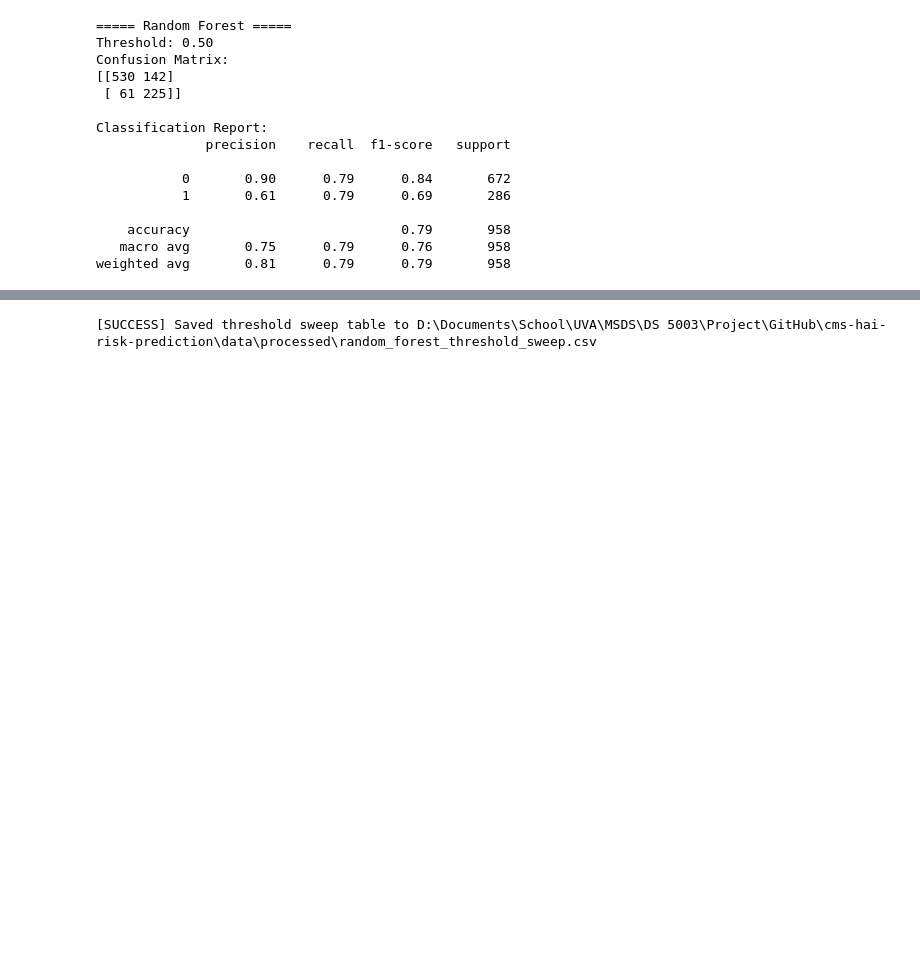
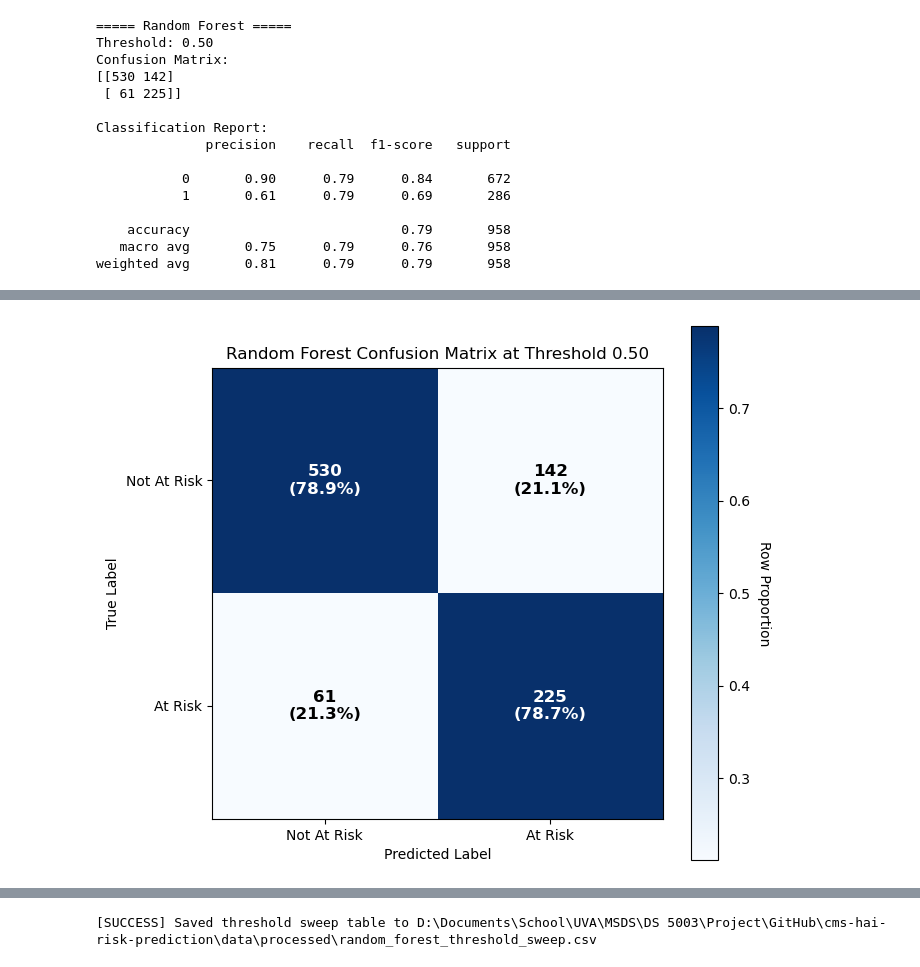
Before and after one commit to Rjashby1/cms-hai-risk-prediction, a Jupyter notebook: code/main_pipeline.ipynb, the cells around one changed output, grey strips where cells are left out. Saved outputs shown, nothing was run; the diff lists cells and outputs as text; code cells hidden in the pictures; blank space fills up the shorter version.

```diff
--- a/code/main_pipeline.ipynb
+++ b/code/main_pipeline.ipynb
@@ -762,0 +826,10 @@ weighted avg       0.81      0.79      0.79       958
+# %%
+plot_pretty_confusion_matrix(
+    model=rf_best,
+    X_eval=X_test,
+    y_eval=y_test,
+    model_name="Random Forest",
+    threshold=0.50
+)
+# %% [output]
+[figure, added]
```
Also changed, not shown: parts of 3 cells of this notebook.
